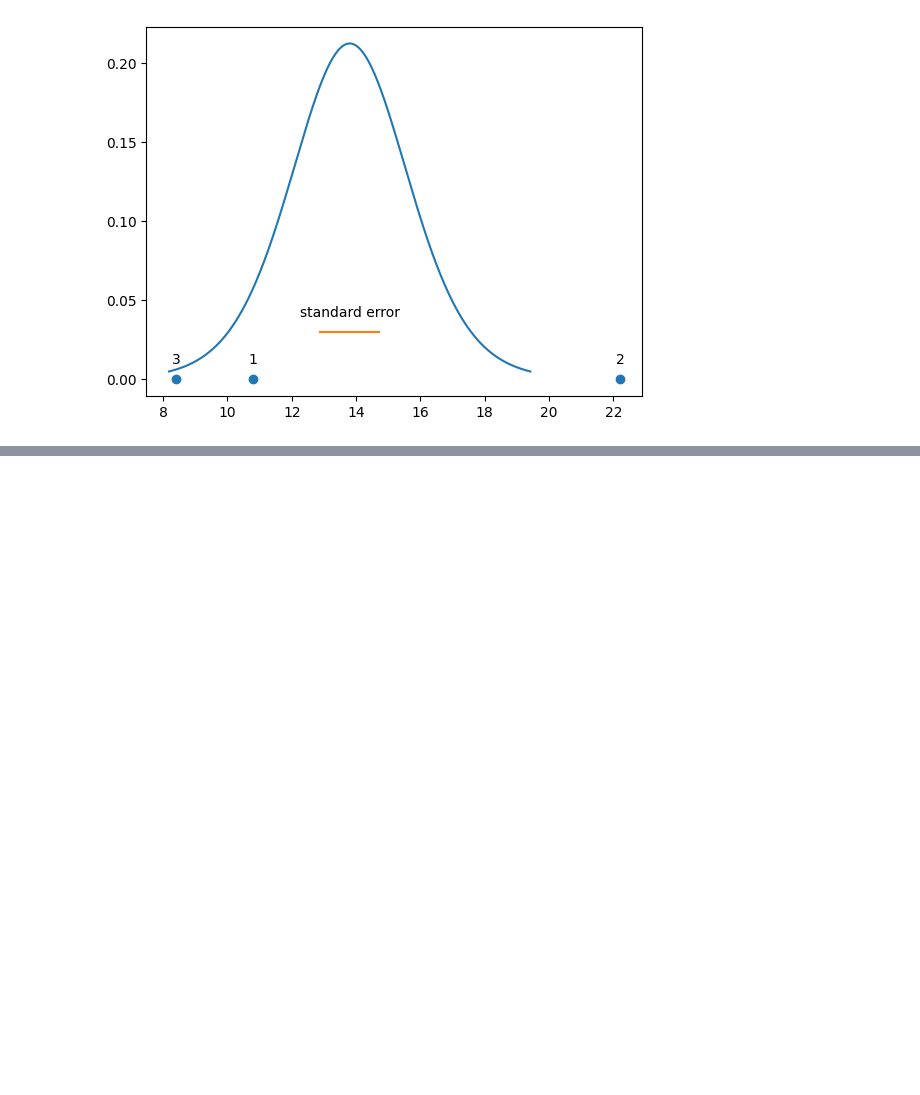
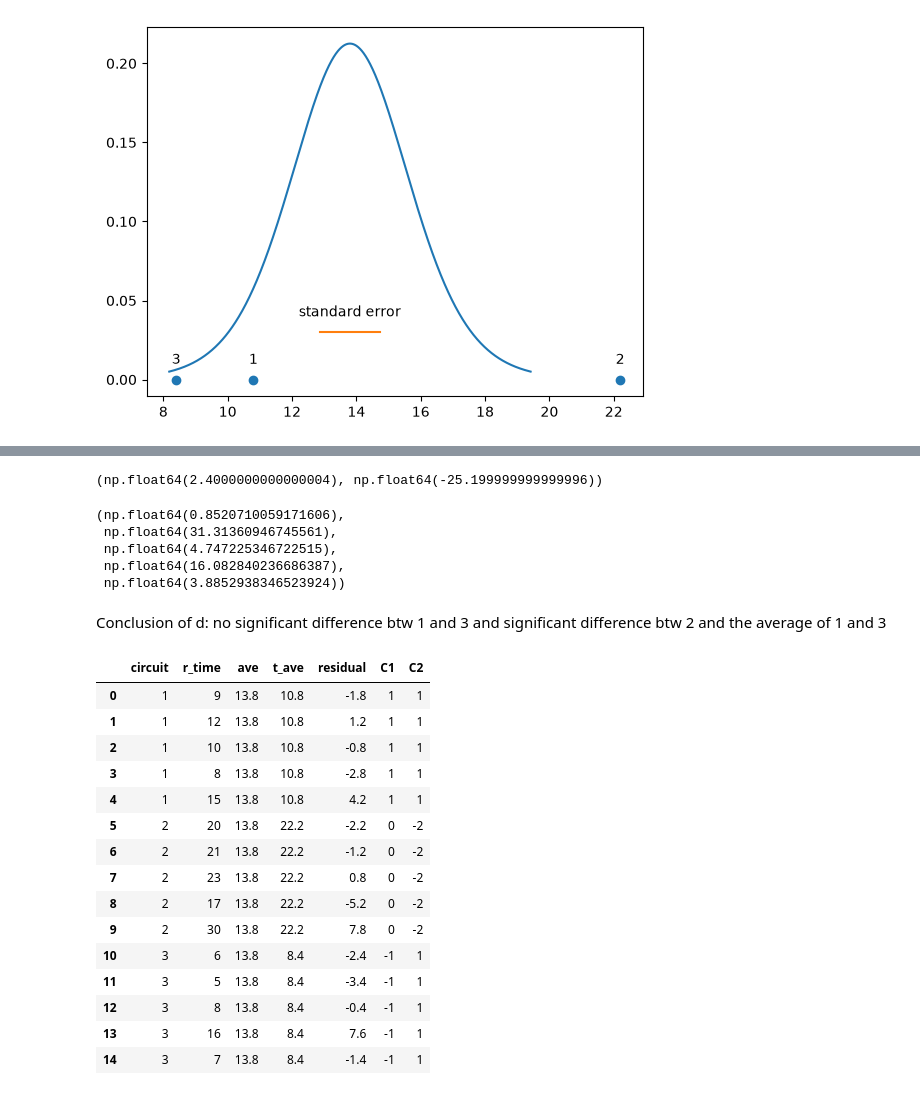
Before and after one commit to Peiguang2024/design-of-experiment, a Jupyter notebook: Montgomery/chapter3.ipynb, the cells around one changed output, grey strips where cells are left out. Cells and saved outputs as stored; diff of their text form; code cells hidden in the pictures; blank space fills up the shorter version.

```diff
--- a/Montgomery/chapter3.ipynb
+++ b/Montgomery/chapter3.ipynb
@@ -745,2 +780,45 @@ fig_10c, ax_10c = graphical_comp_mean(df_10, 'circuit', 'r_time', 0.01)
 # %%
 # d
+C_10d_1 = df_10[df_10['circuit']==1]['r_time'].mean() - df_10[df_10['circuit']==3]['r_time'].mean()
+C_10d_2 = df_10[df_10['circuit']==1]['r_time'].mean() + df_10[df_10['circuit']==3]['r_time'].mean() - 2 * df_10[df_10['circuit']==2]['r_time'].mean()
+C_10d_1, C_10d_2
+# %% [output]
+(np.float64(2.4000000000000004), np.float64(-25.199999999999996))
+# %%
+df_10['C1'] = np.repeat([1,0,-1],5)
+df_10['C2'] = np.repeat([1,-2,1],5)
+MSE_10 = (df_10['residual']**2).sum() / 12
+F_10d_1 = (df_10['C1'] * df_10['t_ave']).sum()**2 / MSE_10 / (df_10['C1']**2).sum()
+F_10d_2 = (df_10['C2'] * df_10['t_ave']).sum()**2 / MSE_10 / (df_10['C2']**2).sum()
+F_10d_12 = (F_10d_1 + F_10d_2)/2 # sum of squares C1 + C2
+F_10d_critial = stats.f.isf(0.05,dfn=1, dfd=12)
+F_10d_critial2 = stats.f.isf(0.05,dfn=2, dfd=12)
+F_10d_1, F_10d_2, F_10d_critial, F_10d_12, F_10d_critial2
+# %% [output]
+(np.float64(0.8520710059171606),
+ np.float64(31.31360946745561),
+ np.float64(4.747225346722515),
+ np.float64(16.082840236686387),
+ np.float64(3.8852938346523924))
+# %% [markdown]
+Conclusion of d: no significant difference btw 1 and 3 and significant difference btw 2 and the average of 1 and 3
+# %%
+# e recommend 1 or 3
+df_10
+# %% [output]
+|  | circuit | r_time | ave | t_ave | residual | C1 | C2 |
+| 0 | 1 | 9 | 13.8 | 10.8 | -1.8 | 1 | 1 |
+| 1 | 1 | 12 | 13.8 | 10.8 | 1.2 | 1 | 1 |
+| 2 | 1 | 10 | 13.8 | 10.8 | -0.8 | 1 | 1 |
+| 3 | 1 | 8 | 13.8 | 10.8 | -2.8 | 1 | 1 |
+| 4 | 1 | 15 | 13.8 | 10.8 | 4.2 | 1 | 1 |
+| 5 | 2 | 20 | 13.8 | 22.2 | -2.2 | 0 | -2 |
+| 6 | 2 | 21 | 13.8 | 22.2 | -1.2 | 0 | -2 |
+| 7 | 2 | 23 | 13.8 | 22.2 | 0.8 | 0 | -2 |
+| 8 | 2 | 17 | 13.8 | 22.2 | -5.2 | 0 | -2 |
+| 9 | 2 | 30 | 13.8 | 22.2 | 7.8 | 0 | -2 |
+| 10 | 3 | 6 | 13.8 | 8.4 | -2.4 | -1 | 1 |
+| 11 | 3 | 5 | 13.8 | 8.4 | -3.4 | -1 | 1 |
+| 12 | 3 | 8 | 13.8 | 8.4 | -0.4 | -1 | 1 |
+| 13 | 3 | 16 | 13.8 | 8.4 | 7.6 | -1 | 1 |
+| 14 | 3 | 7 | 13.8 | 8.4 | -1.4 | -1 | 1 |
```
Also changed, not shown: parts of 10 cells of this notebook.
